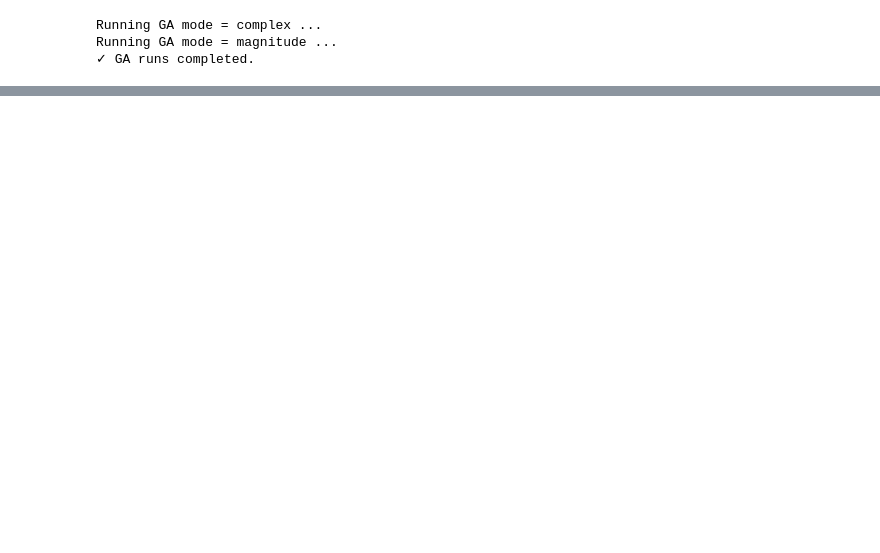
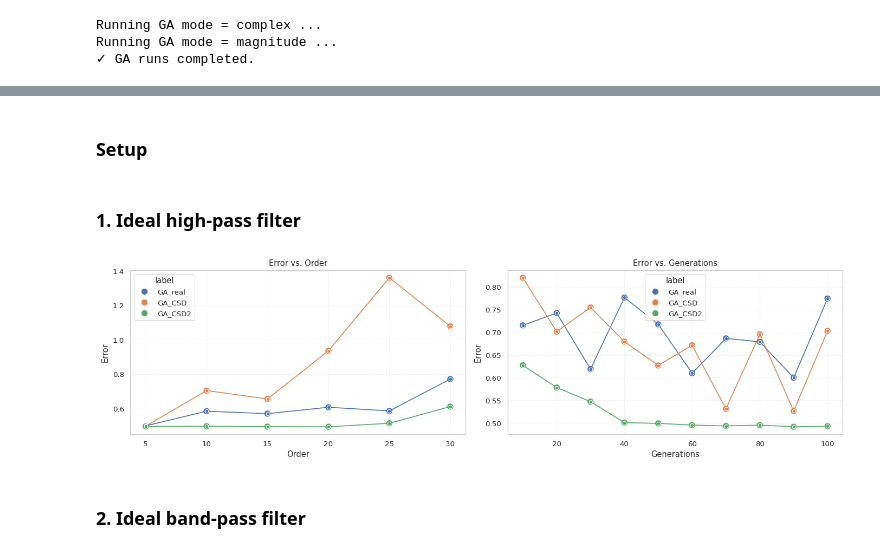
Before and after one commit to simdeistud/optimization-ai, a Jupyter notebook: EXAM PROJECT/project.ipynb, the cells around one changed output, grey strips where cells are left out. Saved outputs shown, nothing was run; the diff lists cells and outputs as text; code cells hidden in the pictures; blank space fills up the shorter version.

```diff
--- a/EXAM PROJECT/project.ipynb
+++ b/EXAM PROJECT/project.ipynb
@@ -941,0 +889,2 @@ plt.show()
+# %% [markdown]
+### Setup
@@ -941,0 +895,7 @@ plt.show()
+# %%
+N_chrom = 100
+N_digits = 3
+N_max = 20
+wordlength = 8
+target = minimax_fit
+mode = "magnitude"
@@ -941,0 +940,2 @@ plt.show()
+# %% [markdown]
+### 1. Ideal high-pass filter
@@ -941,0 +945,53 @@ plt.show()
+# %%
+results_order = results_by_order()
+results_gen = results_by_generation()
+# %%
+# -------- FIRST DATAFRAME (order) --------
+rows_order = []
+for label, by_order in results_order.items():
+    for order, (_, err) in by_order.items():
+        rows_order.append({"order": order, "error": err, "label": label})
+
+df_order = pd.DataFrame(rows_order).sort_values("order")
+
+
+# -------- SECOND DATAFRAME (generations) --------
+rows_gen = []
+for label, by_order in results_gen.items():
+    for generations, (_, err) in by_order.items():
+        rows_gen.append({"generations": generations, "error": err, "label": label})
+
+df_gen = pd.DataFrame(rows_gen).sort_values("generations")
+
+
+# -------- PLOT SIDE BY SIDE --------
+fig, axes = plt.subplots(1, 2, figsize=(14, 4))
+
+# --- LEFT: Error vs Order ---
+sns.scatterplot(ax=axes[0], data=df_order, x="order", y="error",
+                hue="label", palette="deep", s=80)
+sns.lineplot(ax=axes[0], data=df_order, x="order", y="error",
+             hue="label", palette="deep", marker="o", legend=False)
+
+axes[0].set_title("Error vs. Order")
+axes[0].set_xlabel("Order")
+axes[0].set_ylabel("Error")
+axes[0].grid(True, linestyle="--", alpha=0.3)
+
+# --- RIGHT: Error vs Generations ---
+sns.scatterplot(ax=axes[1], data=df_gen, x="generations", y="error",
+                hue="label", palette="deep", s=80)
+sns.lineplot(ax=axes[1], data=df_gen, x="generations", y="error",
+             hue="label", palette="deep", marker="o", legend=False)
+
+axes[1].set_title("Error vs. Generations")
+axes[1].set_xlabel("Generations")
+axes[1].set_ylabel("Error")
+axes[1].grid(True, linestyle="--", alpha=0.3)
+
+plt.tight_layout()
+plt.show()
+# %% [output]
+[figure, added]
+# %% [markdown]
+### 2. Ideal band-pass filter
```
Also changed, not shown: parts of 49 cells of this notebook.
